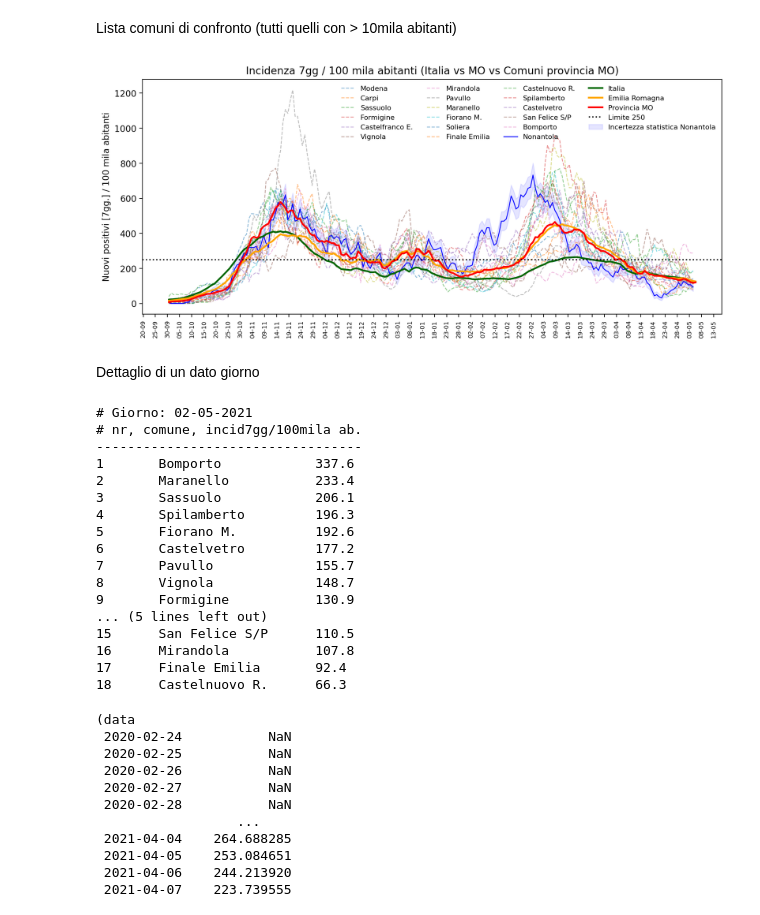
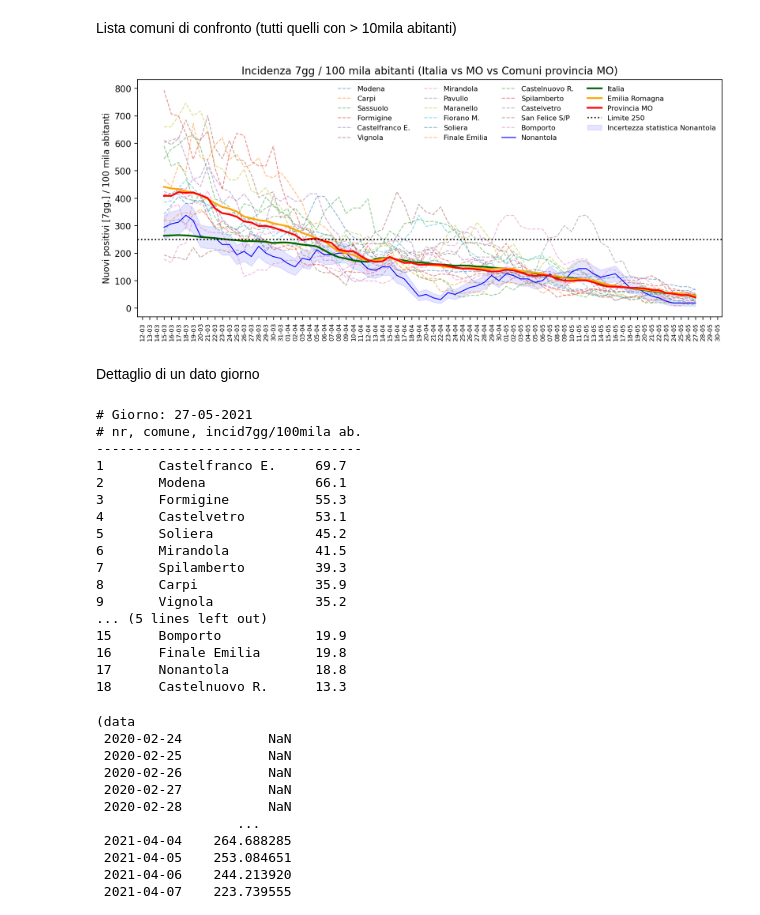
Before and after one commit to maskass/covid19-modena, a Jupyter notebook: plot_comuni.ipynb, the cells around one changed output. Cells and saved outputs as stored; diff of their text form; code cells hidden in the pictures.

Commit message:
plot aggiornati

```diff
--- a/plot_comuni.ipynb
+++ b/plot_comuni.ipynb
@@ -64,3 +62,5 @@ range_temporale = '2020-10-01'
+# %%
+range_temporale = '2021-03-15'
 # %%
 import matplotlib.dates as mdates
 import matplotlib.pyplot as plt
@@ -74,7 +74,7 @@ plt.style.use('fast')
 fig, ax = plt.subplots(figsize=(12,5), dpi=200)
 
 xfmt = mdates.DateFormatter('%d-%m')
-xloc = mdates.HourLocator(interval=24*5)
+xloc = mdates.HourLocator(interval=24)
 ax.xaxis.set_major_formatter(xfmt)
 ax.xaxis.set_major_locator(xloc)
 ax.tick_params(axis='x', rotation=90, labelsize=7)
@@ -100,38 +100,38 @@ ax.plot(toplot[range_temporale:], alpha=1, lw=1, color='blue', label='Nonantola'
 # ax.plot(toplot[range_temporale:], alpha=1, lw=3, color='Magenta', label='Soliera')
 
 # Nonantola, banda incert. statistica
 toplot_inf = (roll['Nonantola'] - np.sqrt(roll['Nonantola'])) / abitanti['Nonantola']*100000
 toplot_sup = (roll['Nonantola'] + np.sqrt(roll['Nonantola'])) / abitanti['Nonantola']*100000
 ax.fill_between(toplot_inf[range_temporale:].index,
                 toplot_sup[range_temporale:],
                 toplot_inf[range_temporale:],
                 alpha=0.1, color='blue',
                label='Incertezza statistica Nonantola')
 
 ## Nazione, Regione, Provincia
 toplot = ita_roll/abitanti['Italia']*100000
 ax.plot(toplot[range_temporale:], alpha=1, lw=2, color='darkgreen', label='Italia')
 toplot = emr_roll/abitanti['Emilia Romagna']*100000
 ax.plot(toplot[range_temporale:], alpha=1, lw=2, color='orange', label='Emilia Romagna')
 toplot = mo_roll/abitanti['Provincia MO']*100000
 ax.plot(toplot[range_temporale:], alpha=1, lw=2, color='red', label='Provincia MO')
 
 # linea 250
 ax.axhline(250, linestyle=':', c='k', label='Limite 250')
 
 plt.legend(ncol=4, fontsize=8, frameon=False)
 #plt.legend(bbox_to_anchor=(1.05, 1), loc='upper left', ncol=1, fontsize=8)
 
 plt.show()
 fig.set_facecolor('white')
 fig.savefig('Nonantola.png')
 fig.savefig('Nonantola.pdf')
 # %% [output]
-[figure, old version]
+[figure, new version]
 # %% [markdown]
 Dettaglio di un dato giorno
 # %%
-giorno='2021-05-02'
+giorno='2021-05-27'
 titolo = pd.to_datetime(giorno)
 
 dettaglio={}
@@ -155,23 +155,23 @@ print('-'*len(sottotitolo))
 for i,e in enumerate(ultimo[::-1]):
     print(f'{openingseq[e[0]]}{i+1}\t{e[0]:20}{e[1]:.1f}{closiningseq}')
 # %% [output]
-# Giorno: 02-05-2021
+# Giorno: 27-05-2021
 # nr, comune, incid7gg/100mila ab.
 ----------------------------------
-1       Bomporto            337.6
-2       Maranello           233.4
-3       Sassuolo            206.1
-4       Spilamberto         196.3
-5       Fiorano M.          192.6
-6       Castelvetro         177.2
-7       Pavullo             155.7
-8       Vignola             148.7
-9       Formigine           130.9
+1       Castelfranco E.     69.7
+2       Modena              66.1
+3       Formigine           55.3
+4       Castelvetro         53.1
+5       Soliera             45.2
+6       Mirandola           41.5
+7       Spilamberto         39.3
+8       Carpi               35.9
+9       Vignola             35.2
 ... (5 lines left out)
-15      San Felice S/P      110.5
-16      Mirandola           107.8
-17      Finale Emilia       92.4
-18      Castelnuovo R.      66.3
+15      Bomporto            19.9
+16      Finale Emilia       19.8
+17      Nonantola           18.8
+18      Castelnuovo R.      13.3
 # %%
 emr_roll/abitanti['Emilia Romagna']*100000, mo_roll/abitanti['Provincia MO']*100000
 # %% [output]
```
Also changed, not shown: parts of 1 cell of this notebook, 2 other files.
